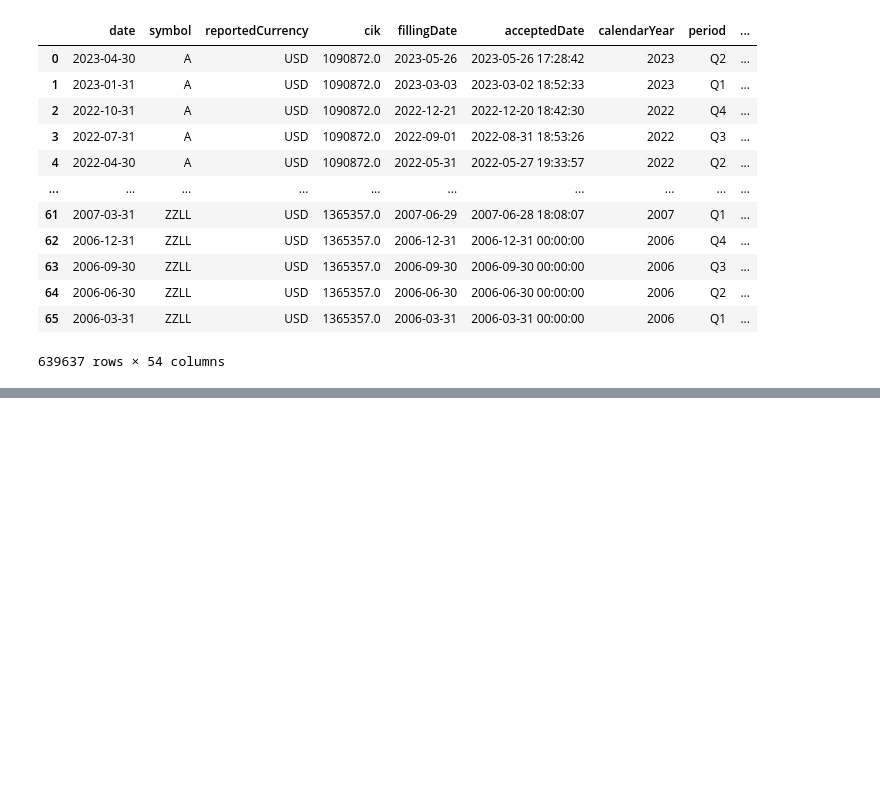
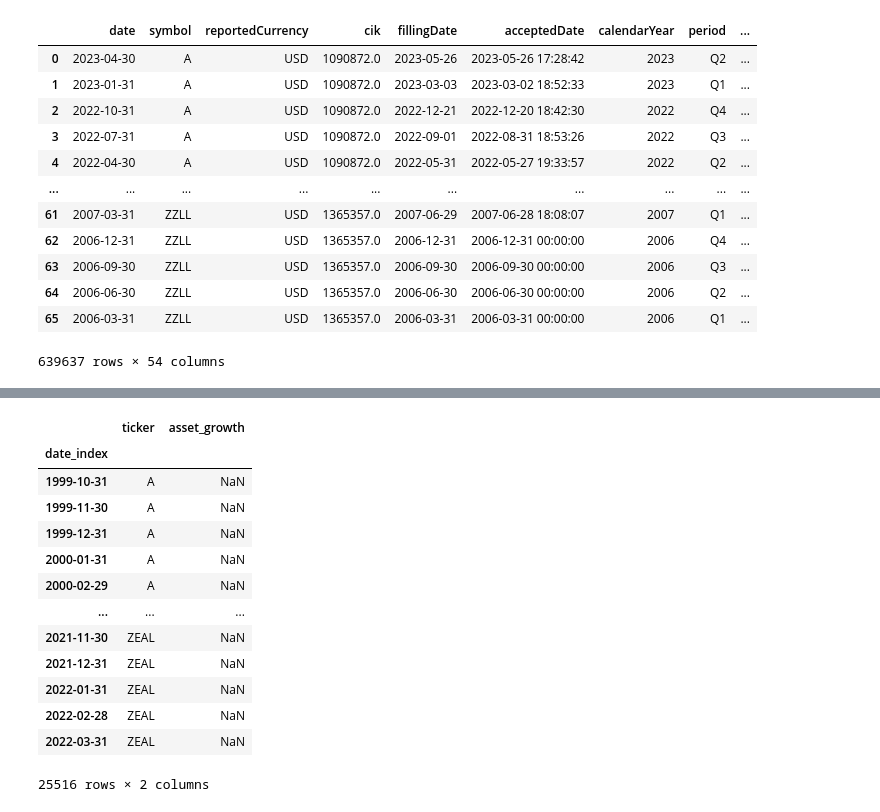
Before and after one commit to jakezur1/factorlib-polars, a Jupyter notebook: factors/fundamental/asset_growth.ipynb, the cells around one changed output, grey strips where cells are left out. Saved outputs shown, nothing was run; the diff lists cells and outputs as text; code cells hidden in the pictures; blank space fills up the shorter version.

```diff
--- a/factors/fundamental/asset_growth.ipynb
+++ b/factors/fundamental/asset_growth.ipynb
@@ -129,0 +92,18 @@ See the caveats in the documentation: https://pandas.pydata.org/pandas-docs/stab
+# %%
+asset_growth_final = asset_growth.drop(columns=['totalAssets'])
+asset_growth_final
+# %% [output]
+|  | ticker | asset_growth |
+| date_index |  |  |
+| 1999-10-31 | A | NaN |
+| 1999-11-30 | A | NaN |
+| 1999-12-31 | A | NaN |
+| 2000-01-31 | A | NaN |
+| 2000-02-29 | A | NaN |
+| ... | ... | ... |
+| 2021-11-30 | ZEAL | NaN |
+| 2021-12-31 | ZEAL | NaN |
+| 2022-01-31 | ZEAL | NaN |
+| 2022-02-28 | ZEAL | NaN |
+| 2022-03-31 | ZEAL | NaN |
+25516 rows × 2 columns
```
Also changed, not shown: parts of 9 cells of this notebook.
